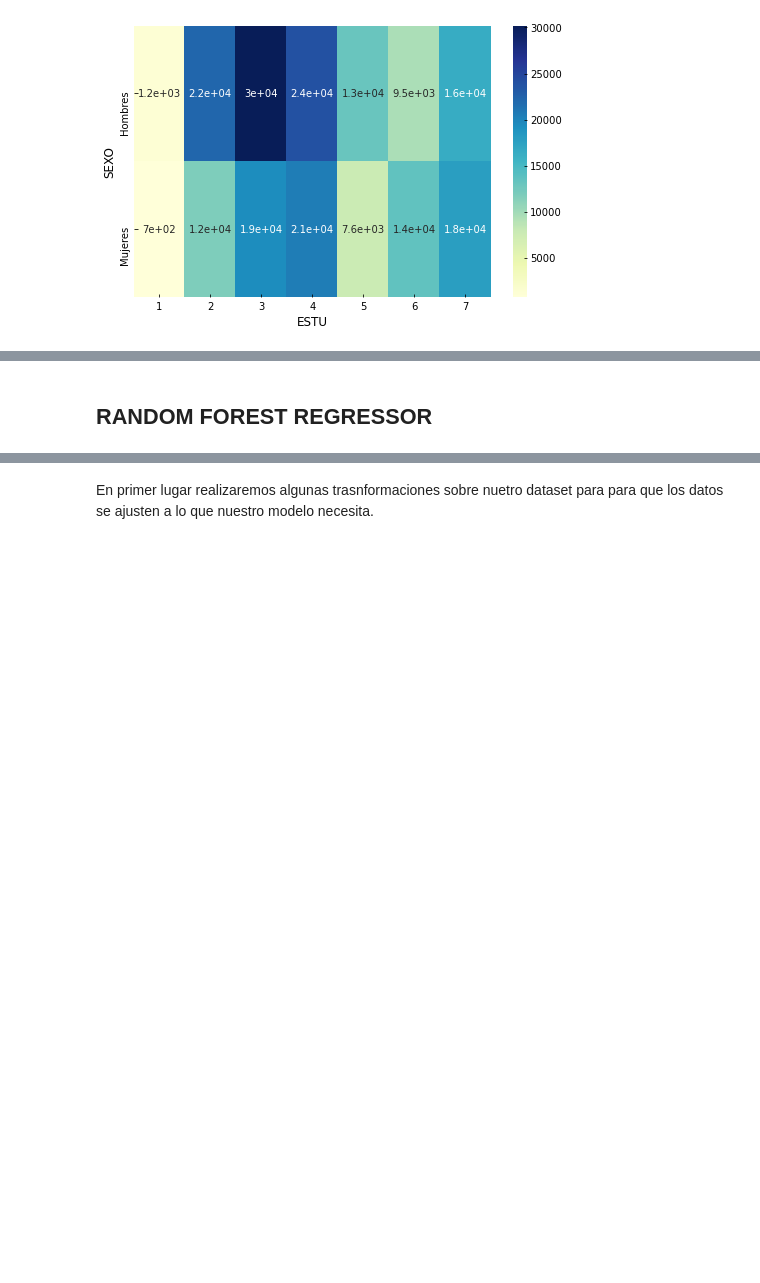
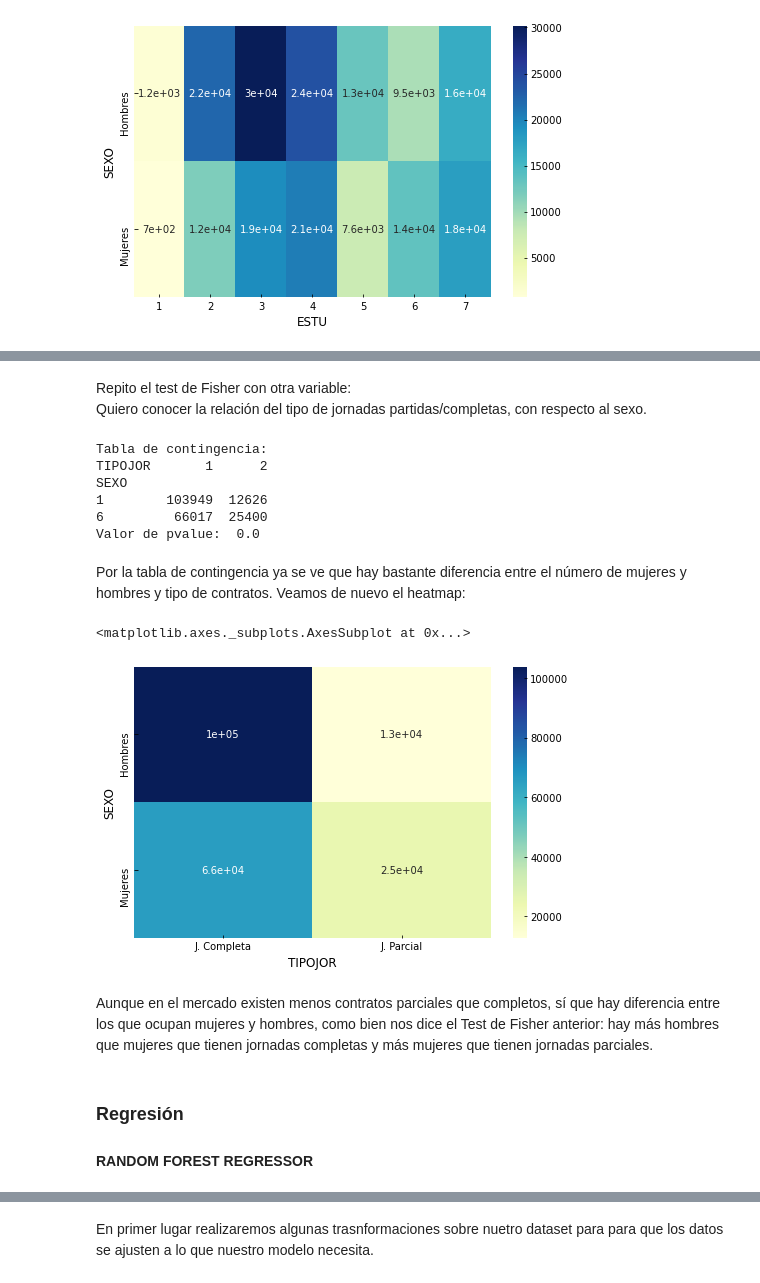
Before and after one commit to Jorge-Saura/UOC-Tipologia-Practica2, a Jupyter notebook: practica.ipynb, the cells around one changed output, grey strips where cells are left out. Cells and saved outputs as stored; diff of their text form; code cells hidden in the pictures; blank space fills up the shorter version.

```diff
--- a/practica.ipynb
+++ b/practica.ipynb
@@ -926,3 +968,39 @@ sns.heatmap(tablecontigency, yticklabels = y_axis_labels, annot=True, cmap="YlGn
+# %% [markdown]
+Repito el test de Fisher con otra variable: <br>
+Quiero conocer la relación del tipo de jornadas partidas/completas, con respecto al sexo.
+# %%
+#aislo el dataset jornada y sexo
+jornadaporsexo = dfSueldos[['TIPOJOR','SEXO']]
+
+#creo la tabla de contingecia
+contigencia= pd.crosstab(jornadaporsexo['SEXO'], jornadaporsexo['TIPOJOR'])
+
+print("Tabla de contingencia: ")
+print(contigencia)
+
+oddsratio, pvalue = stats.fisher_exact(contigencia)
+
+print("Valor de pvalue: ", pvalue)
+# %% [output]
+Tabla de contingencia:
+TIPOJOR       1      2
+SEXO
+1        103949  12626
+6         66017  25400
+Valor de pvalue:  0.0
+# %% [markdown]
+Por la tabla de contingencia ya se ve que hay bastante diferencia entre el número de mujeres y hombres y tipo de contratos. Veamos de nuevo el heatmap:
+# %%
+plt.figure(figsize=(8,5))
+y_axis_labels =[ "Hombres", "Mujeres"]
+x_axis_labels =[ "J. Completa", "J. Parcial"]
+sns.heatmap(contigencia, yticklabels = y_axis_labels, xticklabels = x_axis_labels, annot=True, cmap="YlGnBu")
+# %% [output]
+<matplotlib.axes._subplots.AxesSubplot at 0x...>
+[figure, added]
+# %% [markdown]
+Aunque en el mercado existen menos contratos parciales que completos, sí que hay diferencia entre los que ocupan mujeres y hombres, como bien nos dice el Test de Fisher anterior: hay más hombres que mujeres que tienen jornadas completas y más mujeres que tienen jornadas parciales.
 # %% [markdown]
-## RANDOM FOREST REGRESSOR
+### Regresión
+#### RANDOM FOREST REGRESSOR
 # %% [markdown]
```
Also changed, not shown: parts of 31 cells of this notebook.
